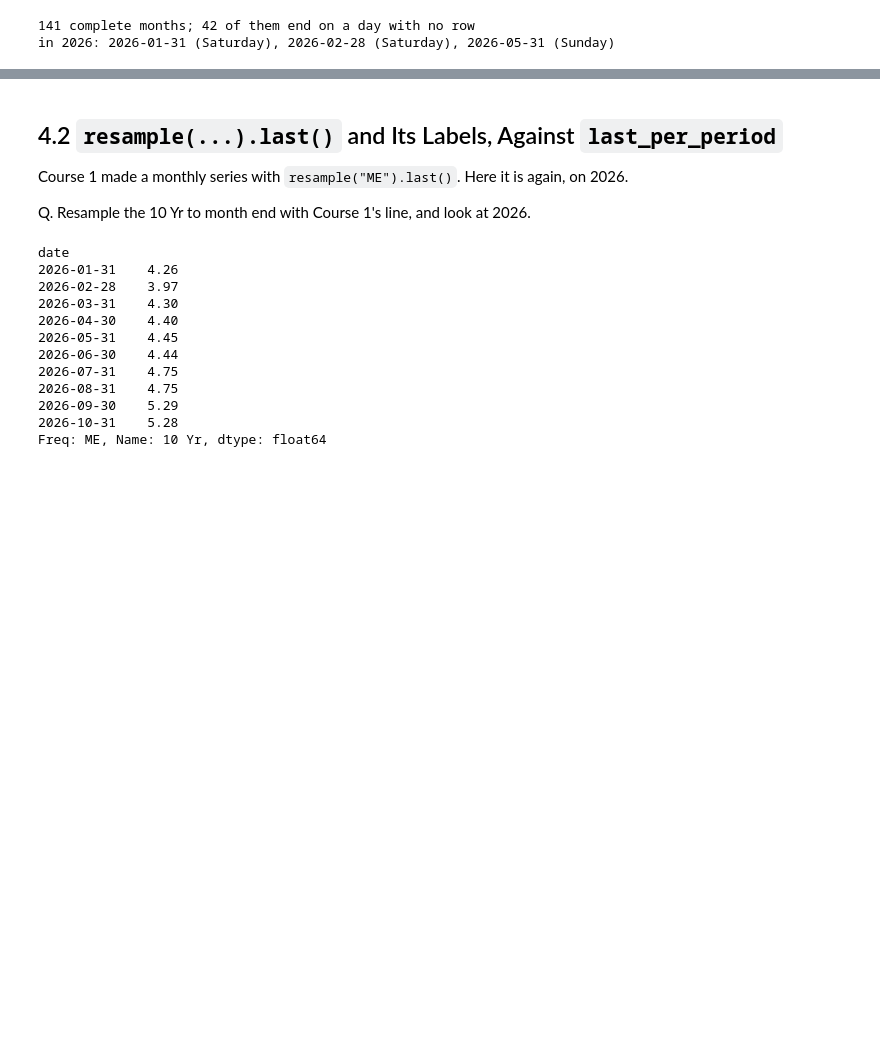
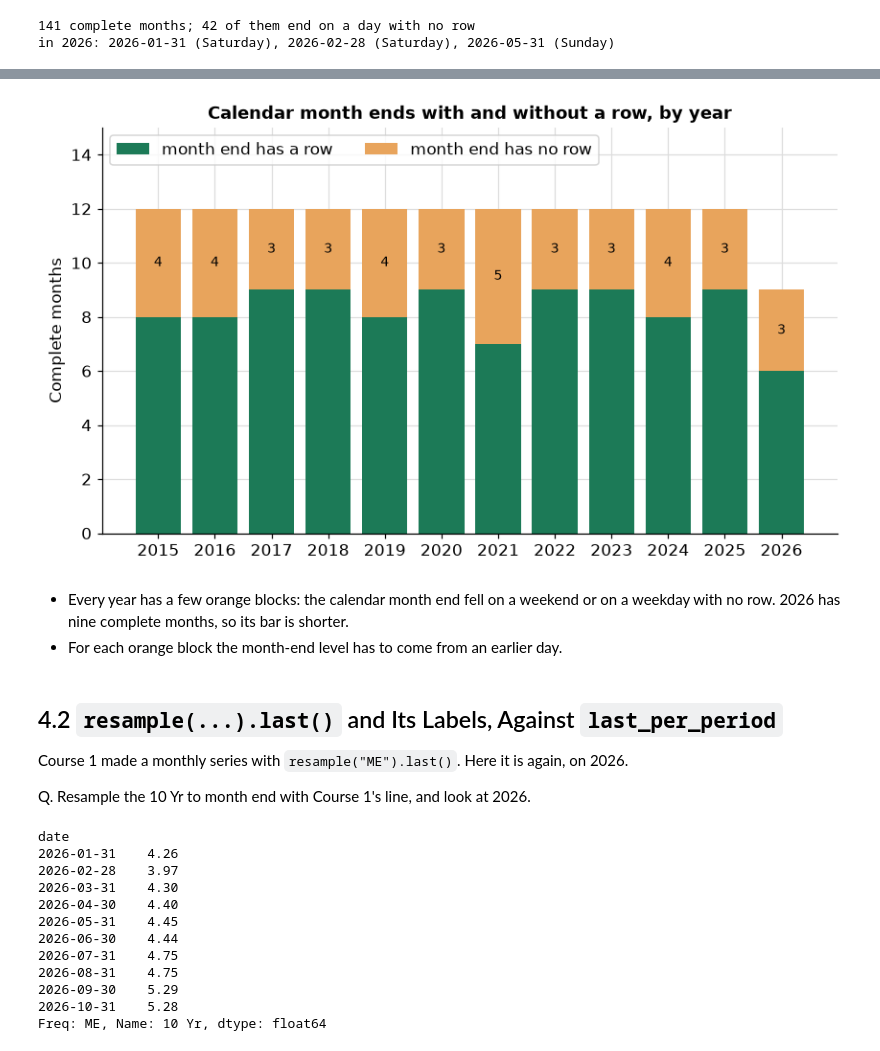
Before and after one commit to lenamonj/python-fixed-income, a Jupyter notebook: course3_market_data/week1/day4/04_resampling_and_the_as_of_value.ipynb, the cells around one changed output, grey strips where cells are left out. Cells and saved outputs as stored; diff of their text form; code cells hidden in the pictures; blank space fills up the shorter version.

```diff
--- a/course3_market_data/week1/day4/04_resampling_and_the_as_of_value.ipynb
+++ b/course3_market_data/week1/day4/04_resampling_and_the_as_of_value.ipynb
@@ -1196,3 +1240,25 @@ in 2026: 2026-01-31 (Saturday), 2026-02-28 (Saturday), 2026-05-31 (Sunday)
+# %%
+# count the calendar month ends of each year that have a row, and that have none (a count table, so fillna(0) is fine)
+by_year = pd.DataFrame({
+    "has a row": pd.Series(calendar_ends[calendar_ends.isin(ten.index)].year).value_counts(),
+    "no row": pd.Series(no_row.year).value_counts(),
+}).fillna(0).astype(int).sort_index()
+
+fig, ax = plt.subplots()
+with_row = ax.bar(by_year.index.astype(str), by_year["has a row"], color="#1c7a57", label="month end has a row")
+without_row = ax.bar(by_year.index.astype(str), by_year["no row"], bottom=by_year["has a row"], color="#e8a45c", label="month end has no row")
+ax.set_axisbelow(True)
+ax.bar_label(without_row, labels=[str(n) if n else "" for n in by_year["no row"]], label_type="center", fontsize=9)
+ax.set_ylabel("Complete months")
+ax.set_title("Calendar month ends with and without a row, by year")
+ax.set_ylim(0, 15)
+ax.legend(loc="upper left", ncols=2)
+plt.show()
+# %% [output]
+[figure, added]
+# %% [markdown]
+* Every year has a few orange blocks: the calendar month end fell on a weekend or on a weekday with no row. 2026 has nine complete months, so its bar is shorter.
+* For each orange block the month-end level has to come from an earlier day.
 # %% [markdown]
 ## 4.2 `resample(...).last()` and Its Labels, Against `last_per_period`
 
```
Also changed, not shown: parts of 32 cells of this notebook, 2 other files.
